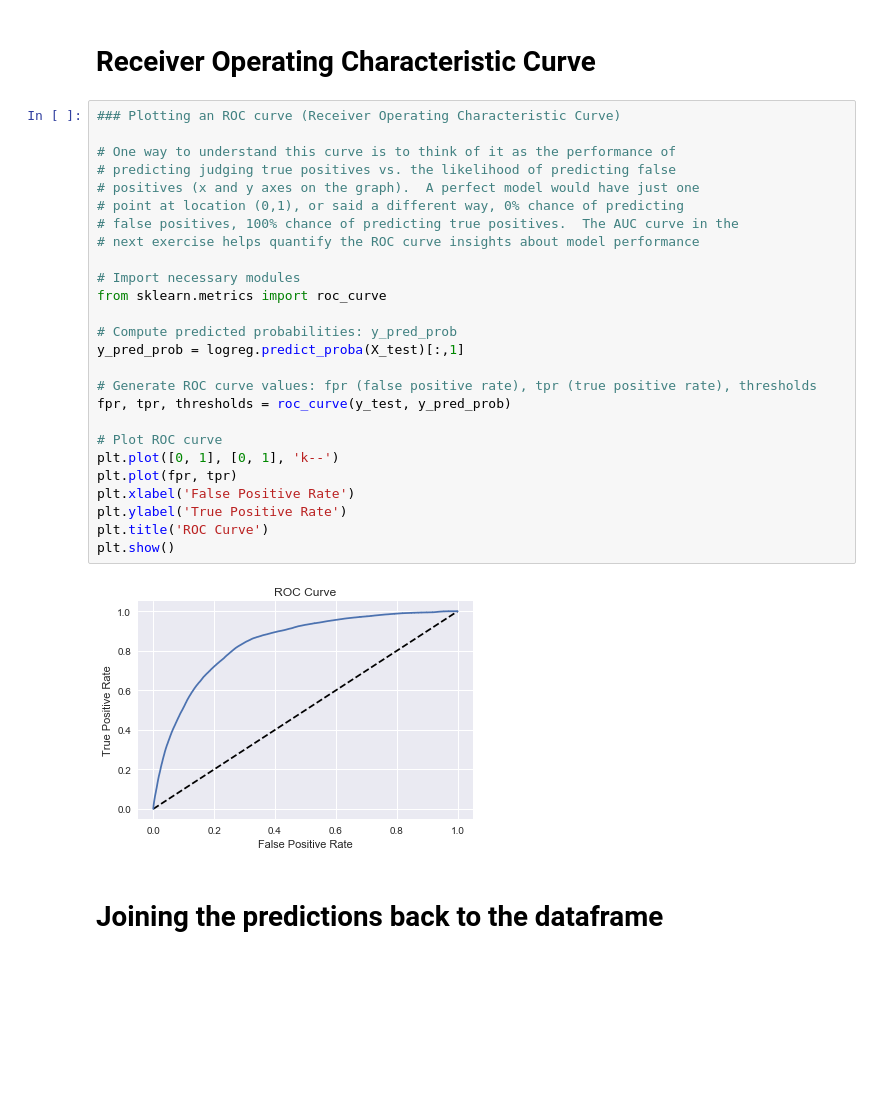
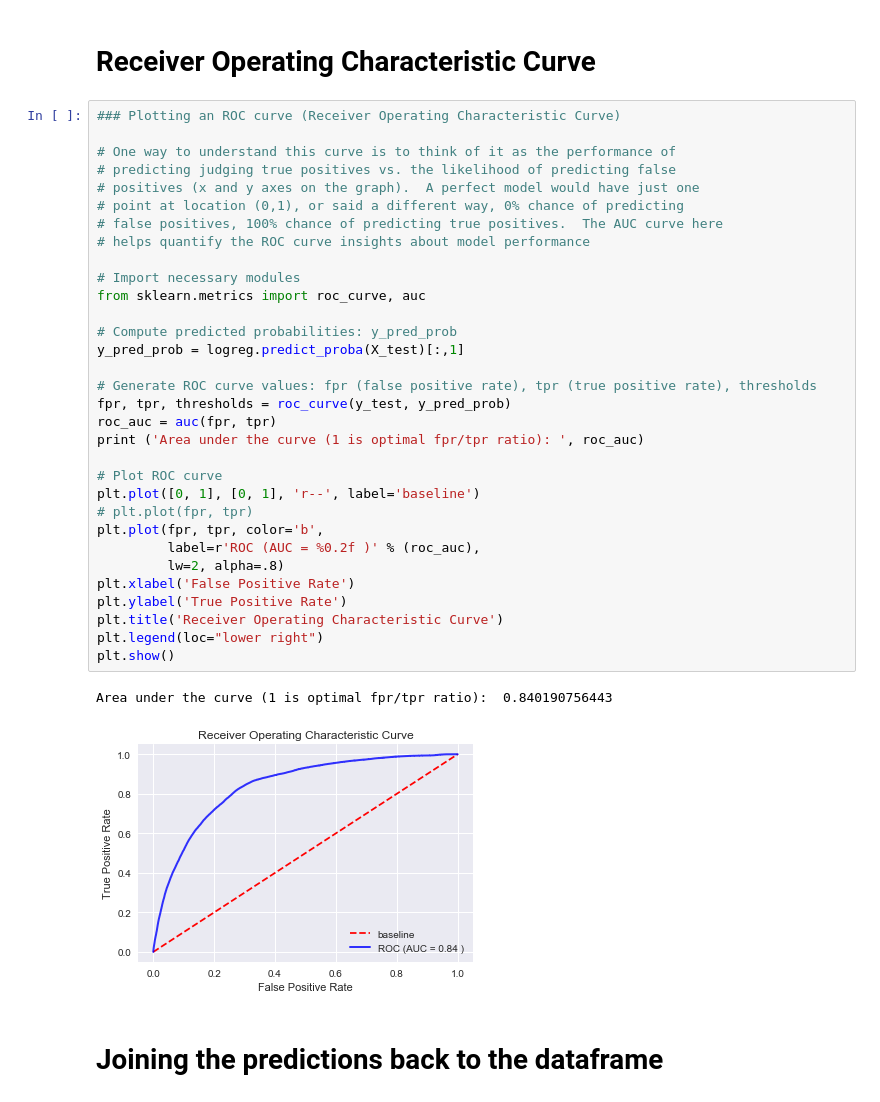
Before and after one commit to indielyt/Fluvial_Hazard_Zone_Prediction, a Jupyter notebook: 6_FHZ_LogisticRegression.ipynb, the cells around one changed output. Cells and saved outputs as stored; diff of their text form; blank space fills up the shorter version.

```diff
--- a/6_FHZ_LogisticRegression.ipynb
+++ b/6_FHZ_LogisticRegression.ipynb
@@ -166,31 +185,38 @@ avg / total       0.84      0.87      0.84    318648
 # %%
 ### Plotting an ROC curve (Receiver Operating Characteristic Curve)
 
 # One way to understand this curve is to think of it as the performance of
 # predicting judging true positives vs. the likelihood of predicting false
 # positives (x and y axes on the graph).  A perfect model would have just one
 # point at location (0,1), or said a different way, 0% chance of predicting
-# false positives, 100% chance of predicting true positives.  The AUC curve in the
-# next exercise helps quantify the ROC curve insights about model performance
+# false positives, 100% chance of predicting true positives.  The AUC curve here
+# helps quantify the ROC curve insights about model performance
 
 # Import necessary modules
-from sklearn.metrics import roc_curve
+from sklearn.metrics import roc_curve, auc
 
 # Compute predicted probabilities: y_pred_prob
 y_pred_prob = logreg.predict_proba(X_test)[:,1]
 
 # Generate ROC curve values: fpr (false positive rate), tpr (true positive rate), thresholds
 fpr, tpr, thresholds = roc_curve(y_test, y_pred_prob)
+roc_auc = auc(fpr, tpr)
+print ('Area under the curve (1 is optimal fpr/tpr ratio): ', roc_auc)
 
 # Plot ROC curve
-plt.plot([0, 1], [0, 1], 'k--')
-plt.plot(fpr, tpr)
+plt.plot([0, 1], [0, 1], 'r--', label='baseline')
+# plt.plot(fpr, tpr)
+plt.plot(fpr, tpr, color='b',
+         label=r'ROC (AUC = %0.2f )' % (roc_auc),
+         lw=2, alpha=.8)
 plt.xlabel('False Positive Rate')
 plt.ylabel('True Positive Rate')
-plt.title('ROC Curve')
+plt.title('Receiver Operating Characteristic Curve')
+plt.legend(loc="lower right")
 plt.show()
 # %% [output]
+Area under the curve (1 is optimal fpr/tpr ratio):  0.840190756443
-[figure, old version]
+[figure, new version]
 # %% [markdown]
 # Joining the predictions back to the dataframe
 # %%
```
Also changed, not shown: parts of 17 cells of this notebook.
